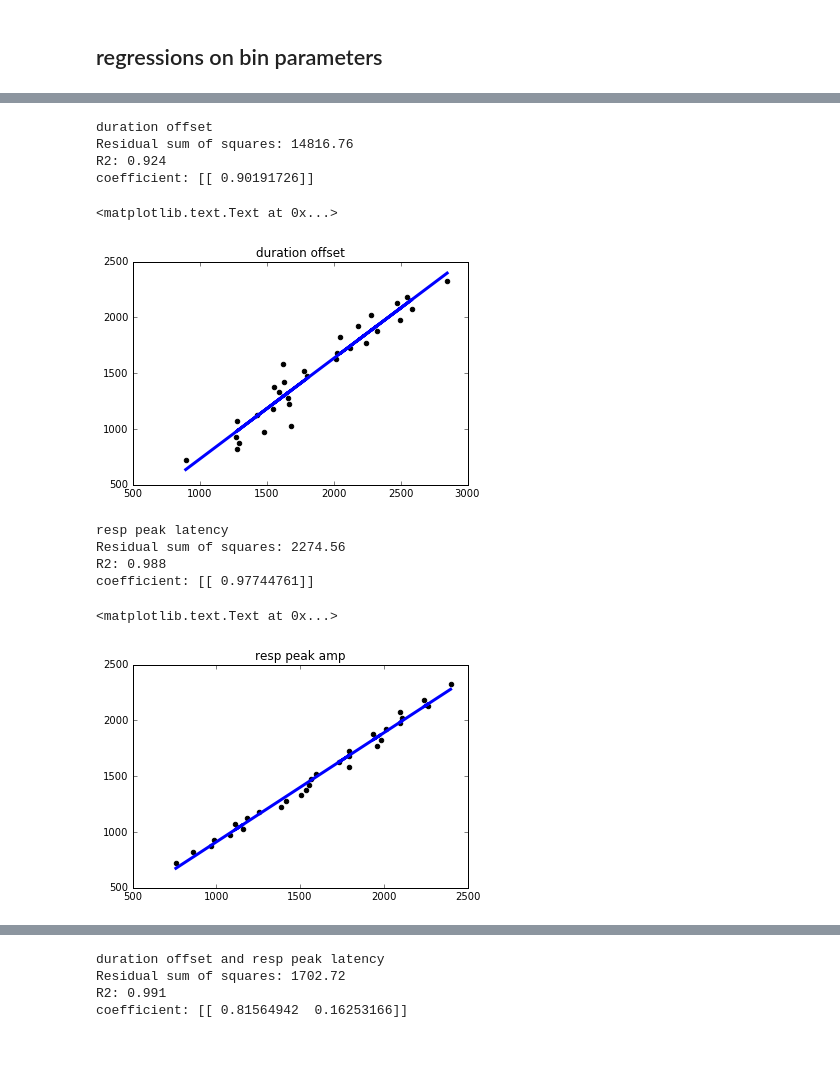
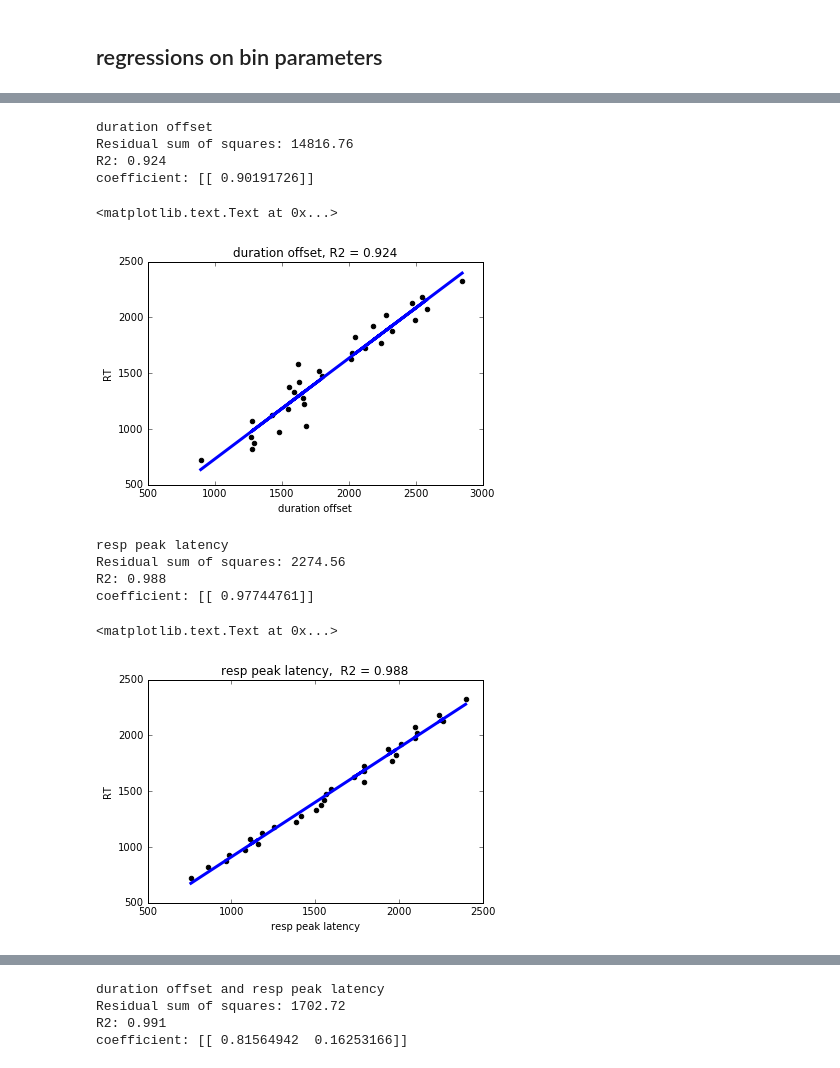
Before and after one commit to matarhaller/ECOGpy, a Jupyter notebook: regression/bins_regressions.ipynb, the cells around one changed output, grey strips where cells are left out. Cells and saved outputs as stored; diff of their text form; code cells hidden in the pictures.

```diff
--- a/regression/bins_regressions.ipynb
+++ b/regression/bins_regressions.ipynb
@@ -44,4 +52,6 @@ def model_output(X, y, to_plot = True):
         ax.scatter(X, y,  color='black')
         ax.plot(X, lm.predict(X), color='blue',
                  linewidth=3)
-        return ax
+        return lm, ax
+    else:
+        return lm
@@ -48,33 +75,37 @@ def model_output(X, y, to_plot = True):
 # %%
 # duration offset
 print('duration offset')
 X = dur_offsets['end_idx'].values.reshape(-1, 1)
 y = dur_offsets['RT'].values.reshape(-1,1)
 
-ax = model_output(X,y)
-ax.set_title('duration offset')
+lm, ax = model_output(X,y)
+ax.set_title('duration offset, R2 = %.3f' % lm.score(X, y))
+ax.set_xlabel('duration offset')
+ax.set_ylabel('RT')
 # %% [output]
 duration offset
 Residual sum of squares: 14816.76
 R2: 0.924
 coefficient: [[ 0.90191726]]
 <matplotlib.text.Text at 0x...>
-[figure, old version]
+[figure, new version]
 # %%
 # resp peak latency
 print ('resp peak latency')
 X = bin_stats[bin_stats.RT.isin(dur_offsets.RT.values)]['resp peak lat'].values.reshape(-1, 1)
 y = bin_stats[bin_stats.RT.isin(dur_offsets.RT.values)]['RT'].values.reshape(-1, 1)
 
-ax = model_output(X,y)
-ax.set_title('resp peak amp')
+lm, ax = model_output(X,y)
+ax.set_title('resp peak latency,  R2 = %.3f' % lm.score(X, y))
+ax.set_xlabel('resp peak latency')
+ax.set_ylabel('RT')
 # %% [output]
 resp peak latency
 Residual sum of squares: 2274.56
 R2: 0.988
 coefficient: [[ 0.97744761]]
 <matplotlib.text.Text at 0x...>
-[figure, old version]
+[figure, new version]
 # %%
 #cross over point
 print('cross over point')
```
Also changed, not shown: parts of 6 cells of this notebook, 24 other files.
